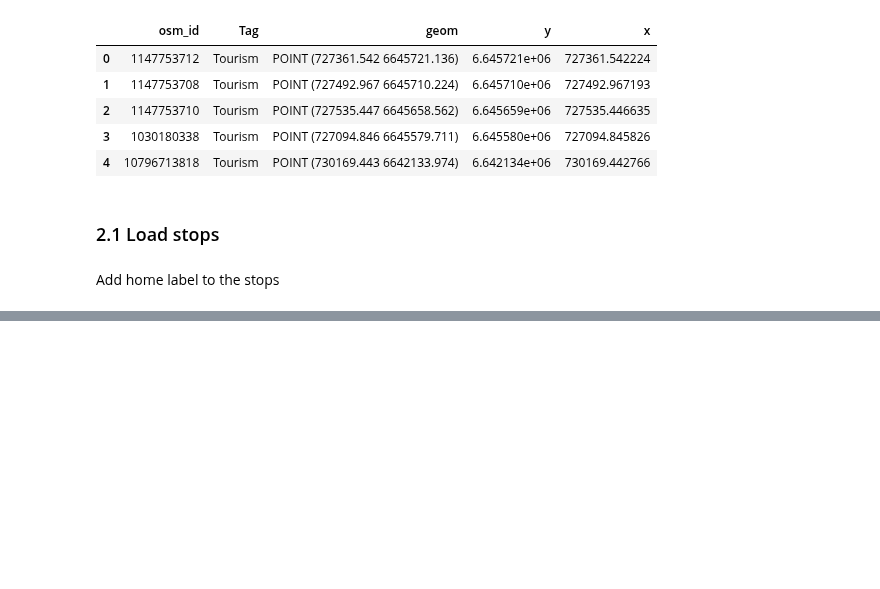
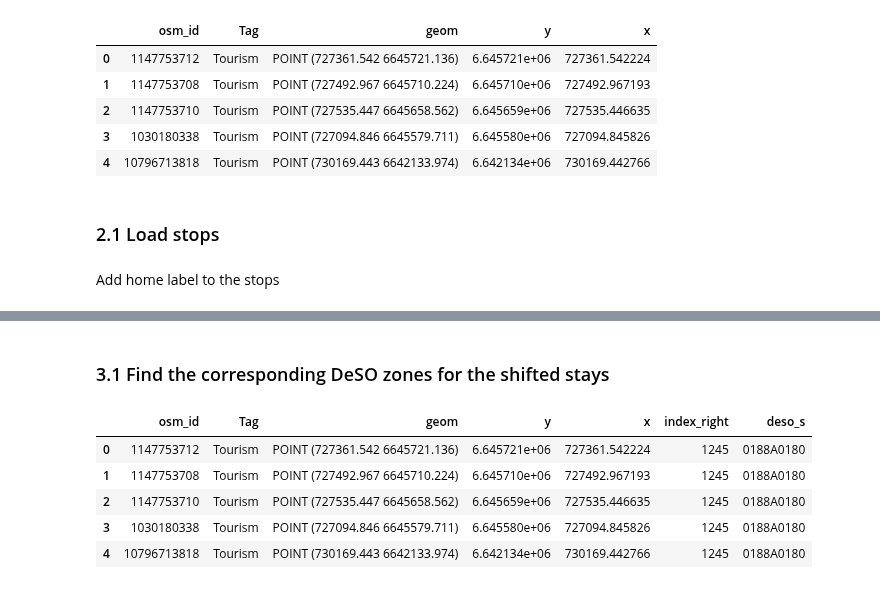
Before and after one commit to MobiSegInsights/mobi-social-segregation-se, a Jupyter notebook: src/MobiSegInsightsSE.etl.1.0/32-pois-preference-shifted.ipynb, the cells around one changed output, grey strips where cells are left out. Saved outputs shown, nothing was run; the diff lists cells and outputs as text; code cells hidden in the pictures; blank space fills up the shorter version.

Commit message:
poi shifted model comparison

```diff
--- a/src/MobiSegInsightsSE.etl.1.0/32-pois.ipynb
+++ b/src/MobiSegInsightsSE.etl.1.0/32-pois-preference-shifted.ipynb
@@ -255,0 +383,13 @@ Share of non-home stops with a nearby POI:
+# %% [markdown]
+### 3.1 Find the corresponding DeSO zones for the shifted stays
+# %%
+gdf_deso = gpd.GeoDataFrame.from_postgis(sql="""SELECT deso AS deso_s, geom FROM zones;""", con=engine)
+gdf_pois = gpd.sjoin(gdf_pois, gdf_deso)
+gdf_pois.head()
+# %% [output]
+|  | osm_id | Tag | geom | y | x | index_right | deso_s |
+| 0 | 1147753712 | Tourism | POINT (727361.542 6645721.136) | 6.645721e+06 | 727361.542224 | 1245 | 0188A0180 |
+| 1 | 1147753708 | Tourism | POINT (727492.967 6645710.224) | 6.645710e+06 | 727492.967193 | 1245 | 0188A0180 |
+| 2 | 1147753710 | Tourism | POINT (727535.447 6645658.562) | 6.645659e+06 | 727535.446635 | 1245 | 0188A0180 |
+| 3 | 1030180338 | Tourism | POINT (727094.846 6645579.711) | 6.645580e+06 | 727094.845826 | 1245 | 0188A0180 |
+| 4 | 10796713818 | Tourism | POINT (730169.443 6642133.974) | 6.642134e+06 | 730169.442766 | 1245 | 0188A0180 |
```
Also changed, not shown: parts of 21 cells of this notebook, 9 other files.
